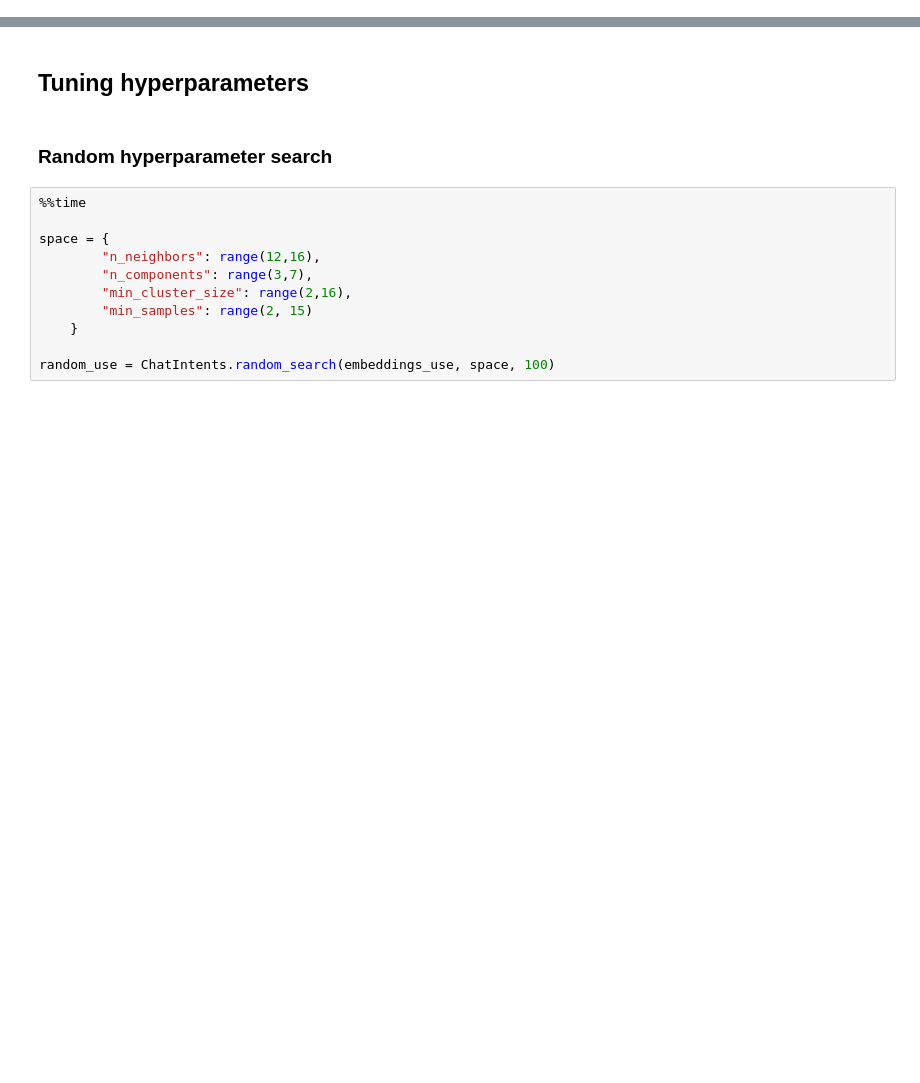
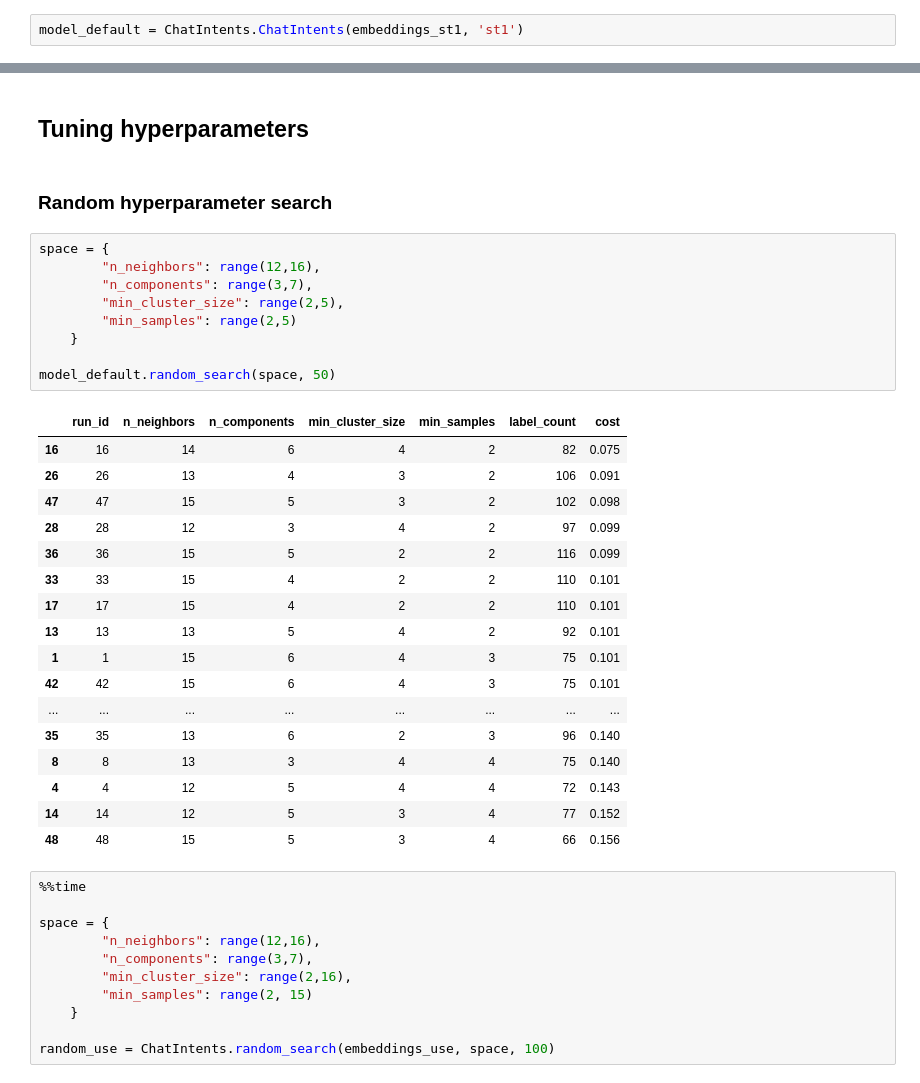
Before and after one commit to dborrelli/chat-intents, a Jupyter notebook: notebooks/chatintents_tutorial.ipynb, the cells around one changed output, grey strips where cells are left out. Drawn from its saved outputs; the diff is of its cells as text; blank space fills up the shorter version.

```diff
--- a/notebooks/chatintents_tutorial.ipynb
+++ b/notebooks/chatintents_tutorial.ipynb
@@ -93,3 +93,5 @@ embeddings_st3.shape
 (1000, 768)
 # %% [markdown]
 ## Results with default hyperparameters
+# %%
+model_default = ChatIntents.ChatIntents(embeddings_st1, 'st1')
@@ -111,6 +126,33 @@ print(cost_def)
 ## Tuning hyperparameters
 # %% [markdown]
 ### Random hyperparameter search
+# %%
+space = {
+        "n_neighbors": range(12,16),
+        "n_components": range(3,7),
+        "min_cluster_size": range(2,5),
+        "min_samples": range(2,5)
+    }
+
+model_default.random_search(space, 50)
+# %% [output]
+|  | run_id | n_neighbors | n_components | min_cluster_size | min_samples | label_count | cost |
+| 16 | 16 | 14 | 6 | 4 | 2 | 82 | 0.075 |
+| 26 | 26 | 13 | 4 | 3 | 2 | 106 | 0.091 |
+| 47 | 47 | 15 | 5 | 3 | 2 | 102 | 0.098 |
+| 28 | 28 | 12 | 3 | 4 | 2 | 97 | 0.099 |
+| 36 | 36 | 15 | 5 | 2 | 2 | 116 | 0.099 |
+| 33 | 33 | 15 | 4 | 2 | 2 | 110 | 0.101 |
+| 17 | 17 | 15 | 4 | 2 | 2 | 110 | 0.101 |
+| 13 | 13 | 13 | 5 | 4 | 2 | 92 | 0.101 |
+| 1 | 1 | 15 | 6 | 4 | 3 | 75 | 0.101 |
+| 42 | 42 | 15 | 6 | 4 | 3 | 75 | 0.101 |
+| ... | ... | ... | ... | ... | ... | ... | ... |
+| 35 | 35 | 13 | 6 | 2 | 3 | 96 | 0.140 |
+| 8 | 8 | 13 | 3 | 4 | 4 | 75 | 0.140 |
+| 4 | 4 | 12 | 5 | 4 | 4 | 72 | 0.143 |
+| 14 | 14 | 12 | 5 | 3 | 4 | 77 | 0.152 |
+| 48 | 48 | 15 | 5 | 3 | 4 | 66 | 0.156 |
 # %%
 %%time
 
```
Also changed, not shown: parts of 2 cells of this notebook, 1 other file.
